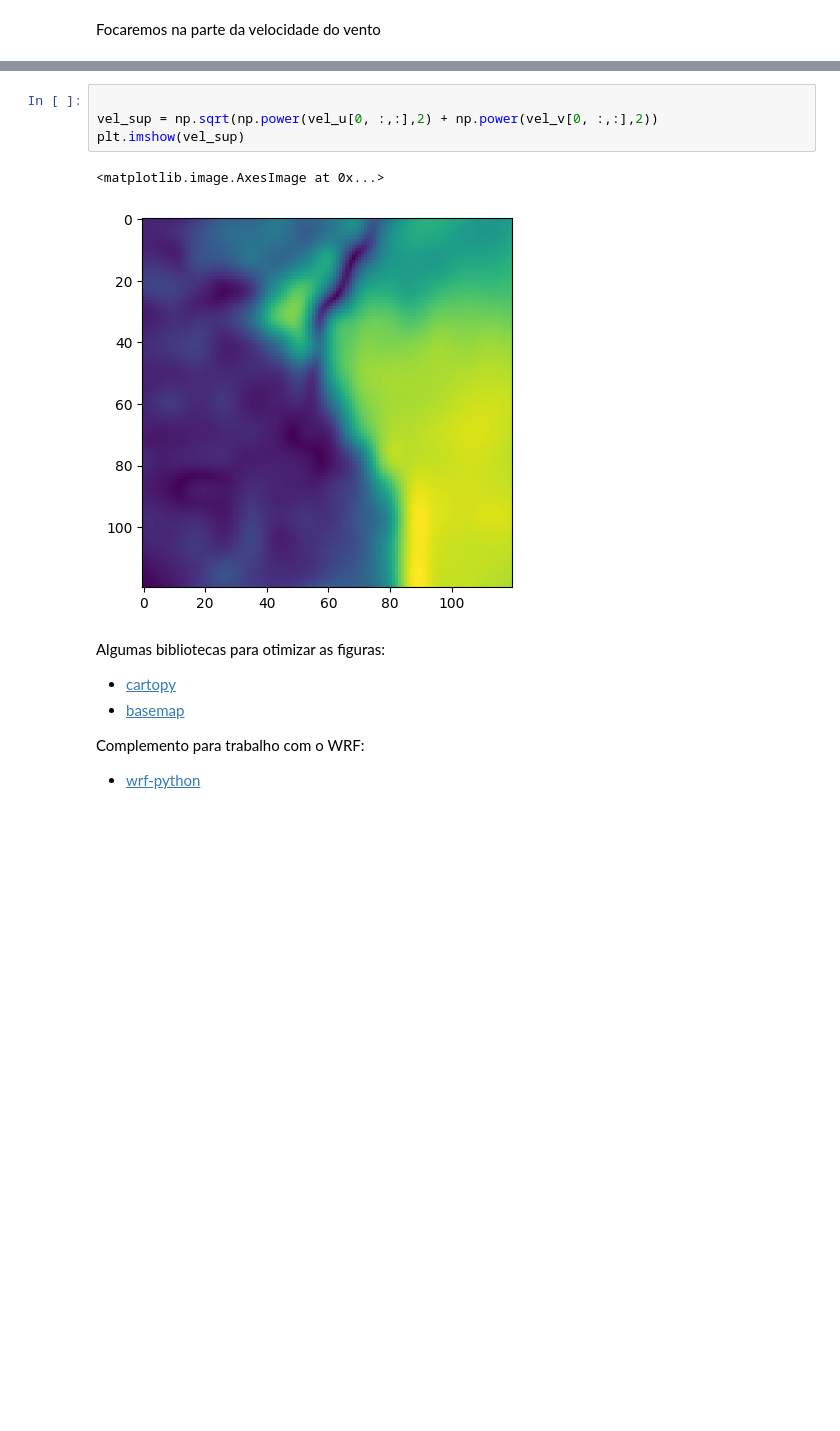
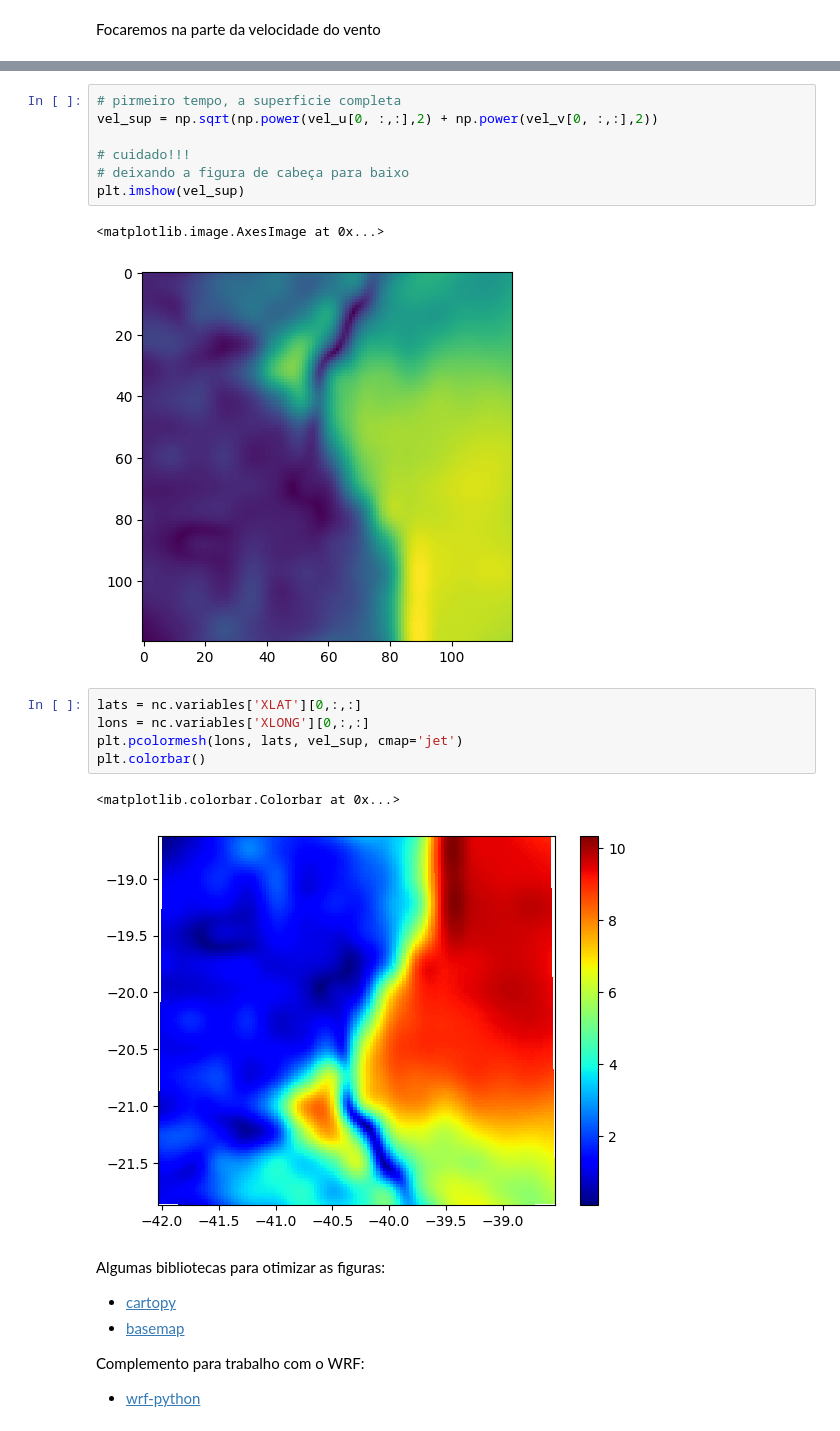
Before and after one commit to georgynio/python_aulas, a Jupyter notebook: Exercicios/Exemplos_base/dados_nc_1.ipynb, the cells around one changed output, grey strips where cells are left out. Cells and saved outputs as stored; diff of their text form; blank space fills up the shorter version.

```diff
--- a/Exercicios/Exemplos_base/dados_nc_1.ipynb
+++ b/Exercicios/Exemplos_base/dados_nc_1.ipynb
@@ -270,10 +365,21 @@ plt.plot(vel_temp)
 # %%
+# pirmeiro tempo, a superficie completa
+vel_sup = np.sqrt(np.power(vel_u[0, :,:],2) + np.power(vel_v[0, :,:],2))
 
-vel_sup = np.sqrt(np.power(vel_u[0, :,:],2) + np.power(vel_v[0, :,:],2))
+# cuidado!!!
+# deixando a figura de cabeça para baixo
 plt.imshow(vel_sup)
 # %% [output]
 <matplotlib.image.AxesImage at 0x...>
 [figure]
+# %%
+lats = nc.variables['XLAT'][0,:,:]
+lons = nc.variables['XLONG'][0,:,:]
+plt.pcolormesh(lons, lats, vel_sup, cmap='jet')
+plt.colorbar()
+# %% [output]
+<matplotlib.colorbar.Colorbar at 0x...>
+[figure, added]
 # %% [markdown]
 Algumas bibliotecas para otimizar as figuras:
 * [cartopy](https://scitools.org.uk/cartopy/docs/v0.13/matplotlib/advanced_plotting.html)
```
Also changed, not shown: parts of 11 cells of this notebook.
